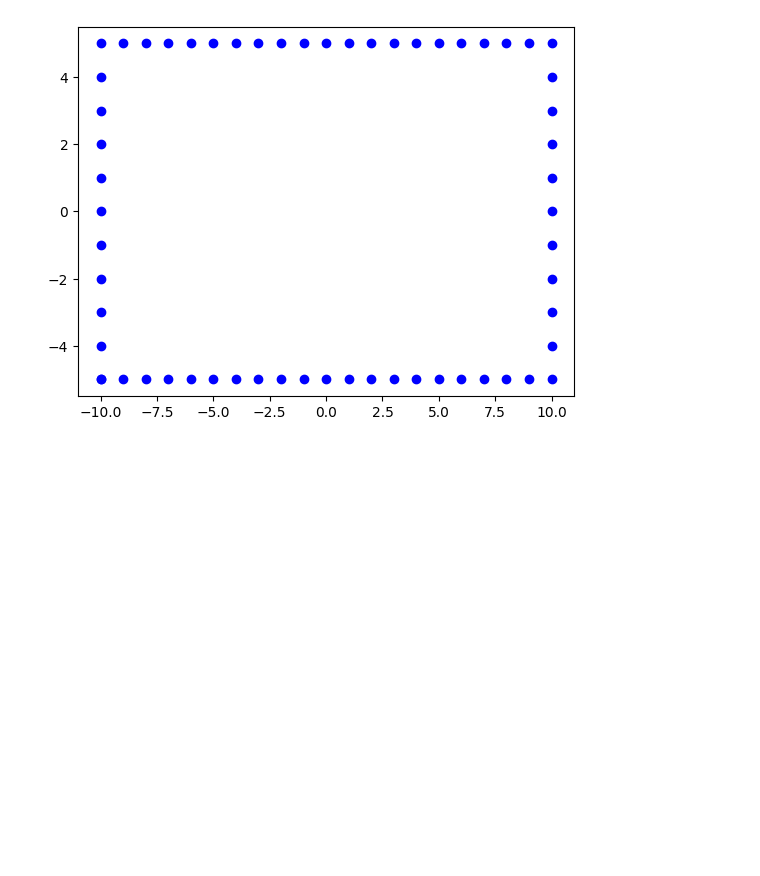
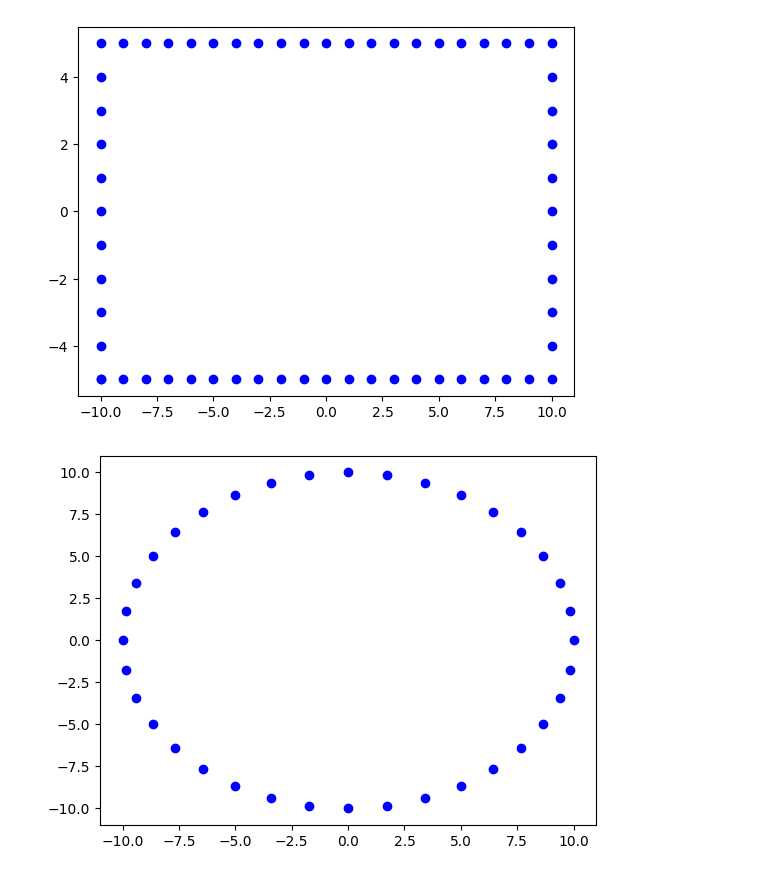
Before and after one commit to schuttenhub/ITS22.2, a Jupyter notebook: 11_Fachsemester1/12000_Progr1/Aufgabenblaetter/Blatt04.ipynb, the cells around one changed output. Drawn from its saved outputs; the diff is of its cells as text; code cells hidden in the pictures; blank space fills up the shorter version.

```diff
--- a/11_Fachsemester1/12000_Progr1/Aufgabenblaetter/Blatt04.ipynb
+++ b/11_Fachsemester1/12000_Progr1/Aufgabenblaetter/Blatt04.ipynb
@@ -75,9 +96,9 @@ for x in range(-10,11):
 # %%
 #Aufgabe 4.2 d)
 import matplotlib.pyplot as plt
 import math
 
-for z in range(-10,10):
-    plt.scatter( math.sin(2 * math.pi * z/36) * 10 , math.cos(2 * math.pi * z/36) * 10, c = 'blue')
-for z in range(-10,10):
-    plt.scatter(-math.sin(2 * math.pi * z/36) * 10, -math.cos(2 * math.pi * z/36) * 10, c = 'blue')
+for z in range(0,360,10):
+    plt.scatter( math.sin(2 * math.pi * z/360) * 10 , math.cos(2 * math.pi * z/360) * 10, c = 'blue')
+# %% [output]
+[figure, added]
```
Also changed, not shown: parts of 4 cells of this notebook, 2 other files.
